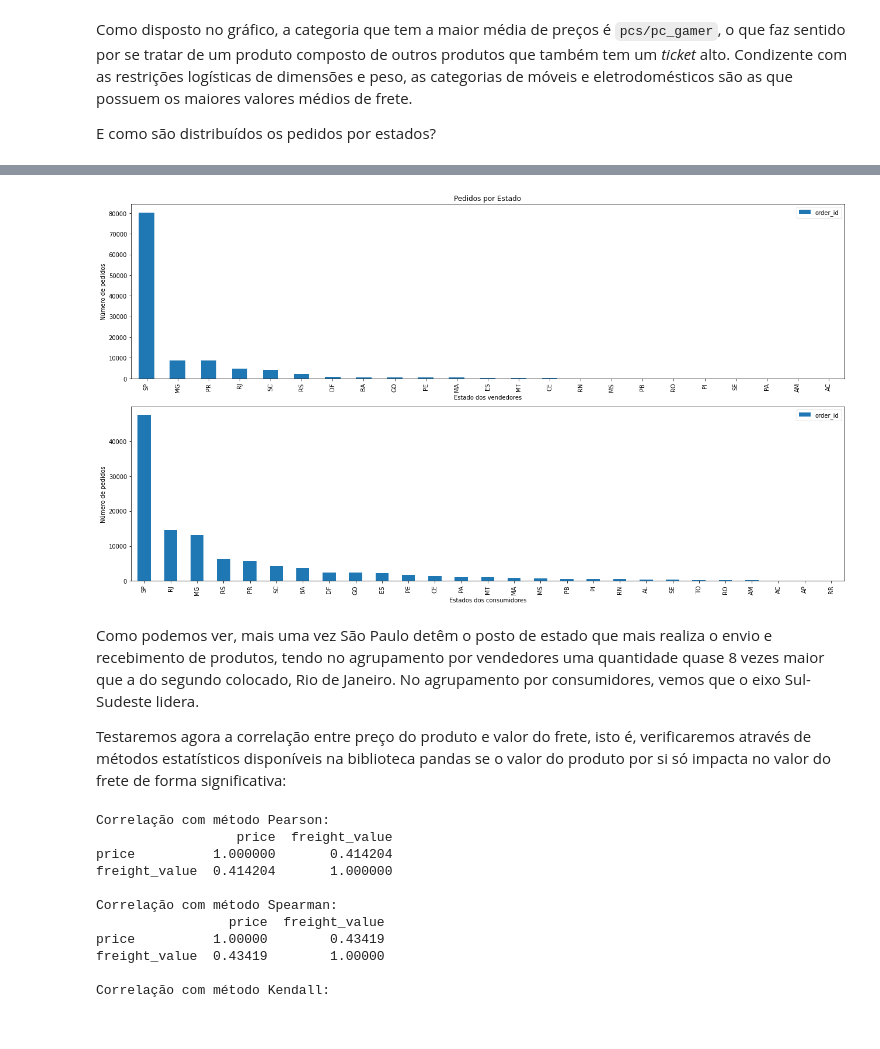
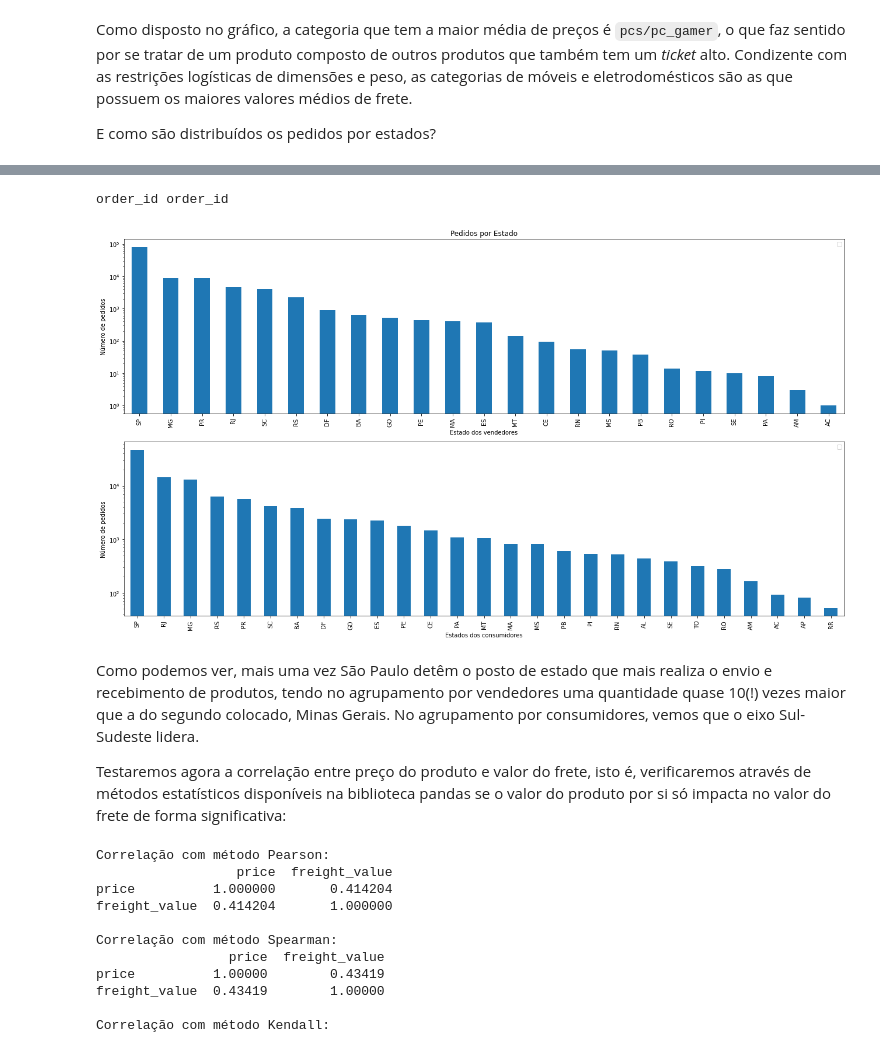
Before and after one commit to eugeniothiago/analise_dados, a Jupyter notebook: notebookEcommerceBR_2016_2018.ipynb, the cells around one changed output, grey strips where cells are left out. Drawn from its saved outputs; the diff is of its cells as text; code cells hidden in the pictures.

```diff
--- a/notebookEcommerceBR_2016_2018.ipynb
+++ b/notebookEcommerceBR_2016_2018.ipynb
@@ -212,36 +259,47 @@ Vejamos agora o total de pedidos agrupados por estado do vendedor e do comprador
 # %%
 # Definindo as variáveis que trarão os números totais de pedidos por estado do vendedor e do comprador
 
-group_seller_state= orders.loc[:,['order_id','seller_state']].groupby('seller_state').count().sort_values(by=['order_id'], ascending=False)
+group_seller_state= (orders.loc[:,['order_id','seller_state']]
+                    .groupby('seller_state')
+                    .count()
+                    .sort_values(by=['order_id'], ascending=False))
 
-group_customer_state= orders.loc[:,['order_id','customer_state']].groupby('customer_state').count().sort_values(by=['order_id'], ascending=False)
+group_customer_state= (orders.loc[:,['order_id','customer_state']]
+                       .groupby('customer_state')
+                       .count()
+                       .sort_values(by=['order_id'], ascending=False))
 
 
 # Plotando um gráfico duplo para os dados agrupados acima
 
 fig, (ax1, ax2)= plt.subplots(nrows=2, ncols=1,figsize=(18,10))
 
 group_seller_state.plot(kind='bar',ax=ax1)
 ax1.set_title('Pedidos por Estado')
+ax1.set_yscale('log')
 ax1.set_xlabel('Estado dos vendedores')
 ax1.set_ylabel('Número de pedidos')
 ax1.set_facecolor('xkcd:white')
+ax1.legend('')
 fig.set_facecolor('xkcd:white')
 
 plt.tight_layout()
 
 # Segundo Gráfico
 
 group_customer_state.plot(kind='bar',ax=ax2)
 ax2.set_xlabel('Estados dos consumidores')
+ax2.set_yscale('log')
 ax2.set_ylabel('Número de pedidos')
 ax2.set_facecolor('xkcd:white')
+ax2.legend('')
 fig.set_facecolor('xkcd:white')
 plt.tight_layout()
 # %% [output]
+order_id order_id
-[figure, old version]
+[figure, new version]
 # %% [markdown]
-Como podemos ver, mais uma vez São Paulo detêm o posto de estado que mais realiza o envio e recebimento de produtos, tendo no agrupamento por vendedores uma quantidade quase 8 vezes maior que a do segundo colocado, Rio de Janeiro. No agrupamento por consumidores, vemos que o eixo Sul-Sudeste lidera.
+Como podemos ver, mais uma vez São Paulo detêm o posto de estado que mais realiza o envio e recebimento de produtos, tendo no agrupamento por vendedores uma quantidade quase 10(!) vezes maior que a do segundo colocado, Minas Gerais. No agrupamento por consumidores, vemos que o eixo Sul-Sudeste lidera.
 
 Testaremos agora a correlação entre preço do produto e valor do frete, isto é, verificaremos através de métodos estatísticos disponíveis na biblioteca pandas se o valor do produto por si só impacta no valor do frete de forma significativa:
 # %%
```
Also changed, not shown: parts of 7 cells of this notebook.
